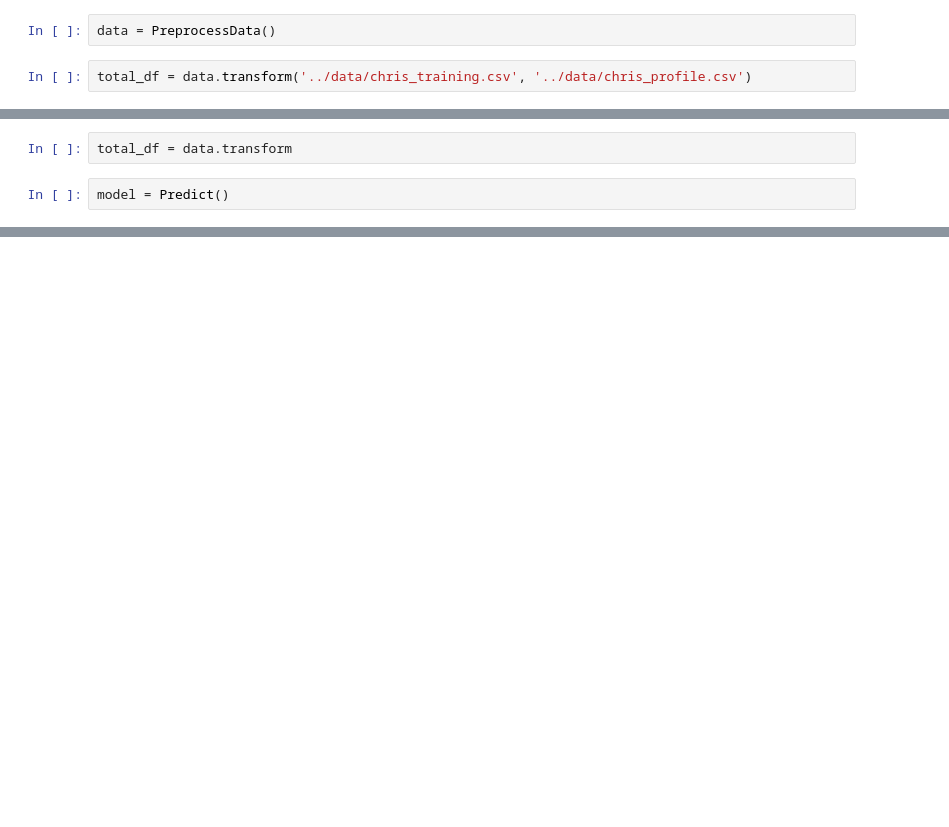
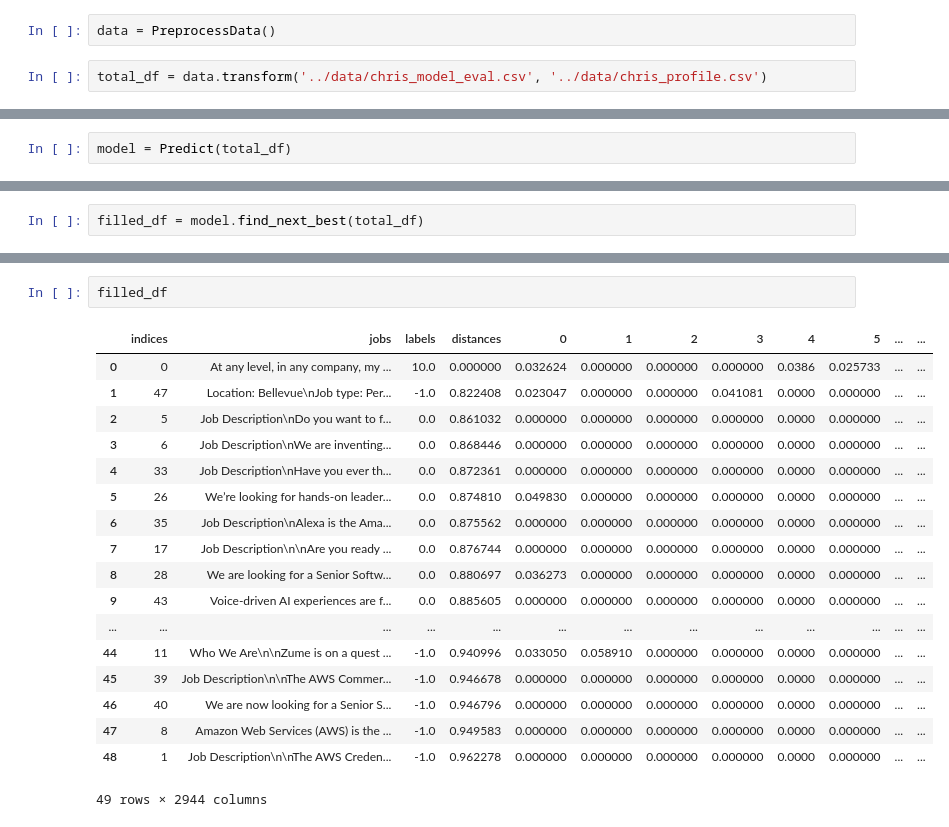
Before and after one commit to edoylee/Ember-Job-Recommender, a Jupyter notebook: pyfiles/actual.ipynb, the cells around one changed output, grey strips where cells are left out. Cells and saved outputs as stored; diff of their text form; blank space fills up the shorter version.

Commit message:
Building Final Model, tuned Parameters

```diff
--- a/pyfiles/actual.ipynb
+++ b/pyfiles/actual.ipynb
@@ -8,4 +4,4 @@ final_df = carolyn.transform('Carolyn Doyle')
 # %%
 data = PreprocessData()
 # %%
-total_df = data.transform('../data/chris_training.csv', '../data/chris_profile.csv')
+total_df = data.transform('../data/chris_model_eval.csv', '../data/chris_profile.csv')
@@ -14,4 +8,2 @@ ValueError: Length mismatch: Expected axis has 755 elements, new values have 120
-# %%
-total_df = data.transform
 # %%
-model = Predict()
+model = Predict(total_df)
@@ -22,0 +10,2 @@ Type:           type
+# %%
+filled_df = model.find_next_best(total_df)
@@ -22,0 +30,21 @@ Type:           type
+# %%
+filled_df
+# %% [output]
+|  | indices | jobs | labels | distances | 0 | 1 | 2 | 3 | 4 | 5 | ... | ... |
+| 0 | 0 | At any level, in any company, my ... | 10.0 | 0.000000 | 0.032624 | 0.000000 | 0.000000 | 0.000000 | 0.0386 | 0.025733 | ... | ... |
+| 1 | 47 | Location: Bellevue\nJob type: Per... | -1.0 | 0.822408 | 0.023047 | 0.000000 | 0.000000 | 0.041081 | 0.0000 | 0.000000 | ... | ... |
+| 2 | 5 | Job Description\nDo you want to f... | 0.0 | 0.861032 | 0.000000 | 0.000000 | 0.000000 | 0.000000 | 0.0000 | 0.000000 | ... | ... |
+| 3 | 6 | Job Description\nWe are inventing... | 0.0 | 0.868446 | 0.000000 | 0.000000 | 0.000000 | 0.000000 | 0.0000 | 0.000000 | ... | ... |
+| 4 | 33 | Job Description\nHave you ever th... | 0.0 | 0.872361 | 0.000000 | 0.000000 | 0.000000 | 0.000000 | 0.0000 | 0.000000 | ... | ... |
+| 5 | 26 | We’re looking for hands-on leader... | 0.0 | 0.874810 | 0.049830 | 0.000000 | 0.000000 | 0.000000 | 0.0000 | 0.000000 | ... | ... |
+| 6 | 35 | Job Description\nAlexa is the Ama... | 0.0 | 0.875562 | 0.000000 | 0.000000 | 0.000000 | 0.000000 | 0.0000 | 0.000000 | ... | ... |
+| 7 | 17 | Job Description\n\nAre you ready ... | 0.0 | 0.876744 | 0.000000 | 0.000000 | 0.000000 | 0.000000 | 0.0000 | 0.000000 | ... | ... |
+| 8 | 28 | We are looking for a Senior Softw... | 0.0 | 0.880697 | 0.036273 | 0.000000 | 0.000000 | 0.000000 | 0.0000 | 0.000000 | ... | ... |
+| 9 | 43 | Voice-driven AI experiences are f... | 0.0 | 0.885605 | 0.000000 | 0.000000 | 0.000000 | 0.000000 | 0.0000 | 0.000000 | ... | ... |
+| ... | ... | ... | ... | ... | ... | ... | ... | ... | ... | ... | ... | ... |
+| 44 | 11 | Who We Are\n\nZume is on a quest ... | -1.0 | 0.940996 | 0.033050 | 0.058910 | 0.000000 | 0.000000 | 0.0000 | 0.000000 | ... | ... |
+| 45 | 39 | Job Description\n\nThe AWS Commer... | -1.0 | 0.946678 | 0.000000 | 0.000000 | 0.000000 | 0.000000 | 0.0000 | 0.000000 | ... | ... |
+| 46 | 40 | We are now looking for a Senior S... | -1.0 | 0.946796 | 0.000000 | 0.000000 | 0.000000 | 0.000000 | 0.0000 | 0.000000 | ... | ... |
+| 47 | 8 | Amazon Web Services (AWS) is the ... | -1.0 | 0.949583 | 0.000000 | 0.000000 | 0.000000 | 0.000000 | 0.0000 | 0.000000 | ... | ... |
+| 48 | 1 | Job Description\n\nThe AWS Creden... | -1.0 | 0.962278 | 0.000000 | 0.000000 | 0.000000 | 0.000000 | 0.0000 | 0.000000 | ... | ... |
+49 rows × 2944 columns
```
Also changed, not shown: parts of 6 cells of this notebook, 4 other files.
